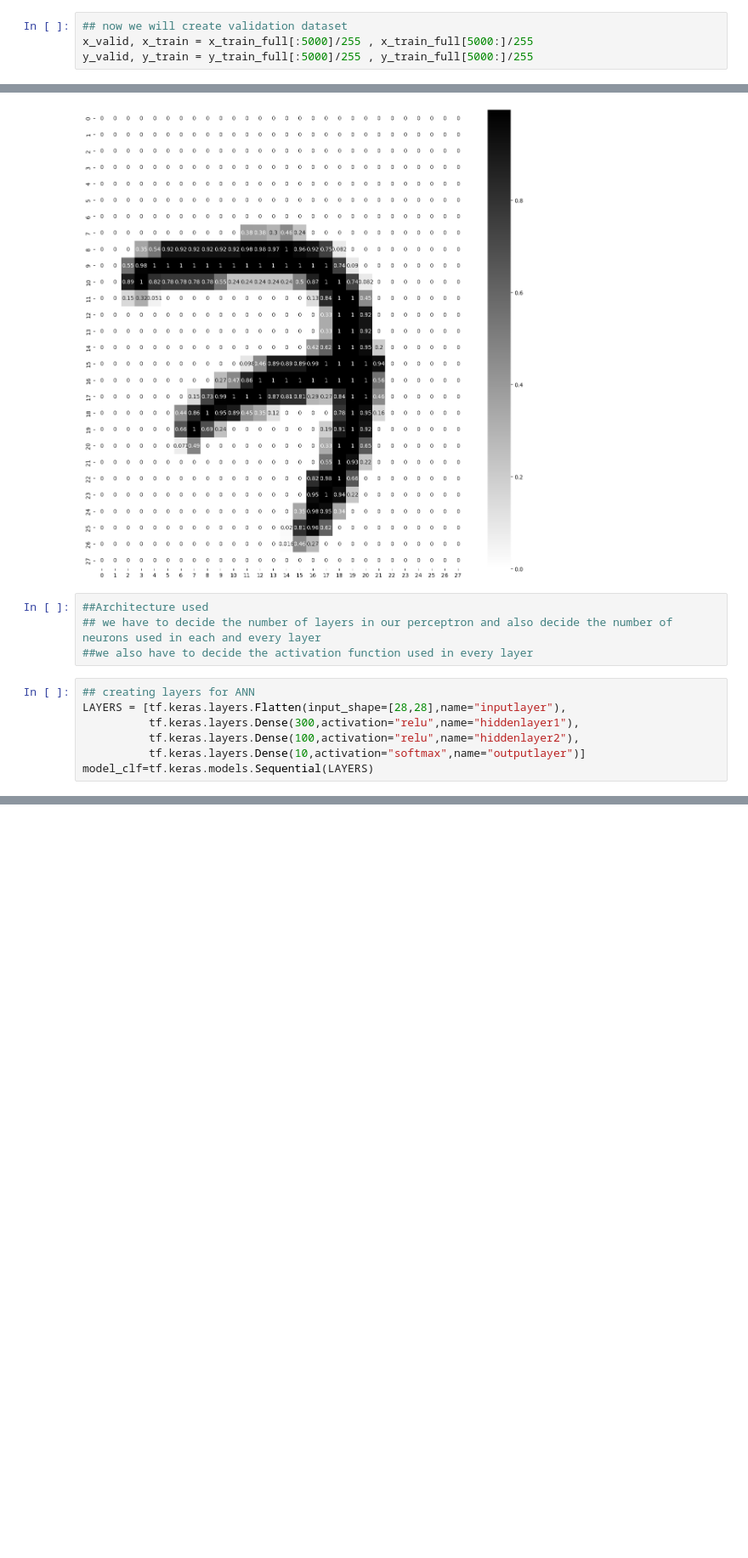
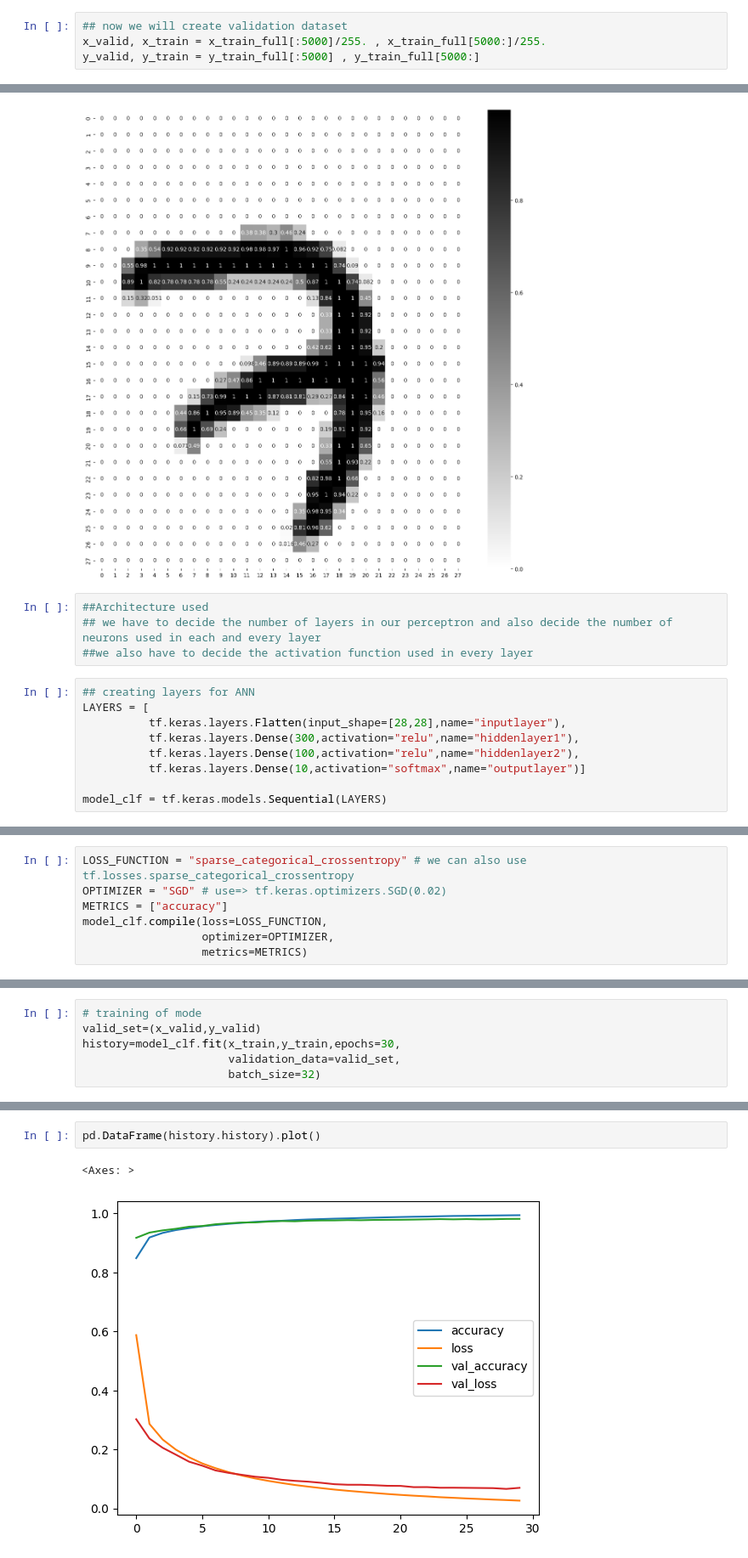
Before and after one commit to arun4589/ML, a Jupyter notebook: ANN.ipynb, the cells around one changed output, grey strips where cells are left out. Shown: that part at 85% size. Cells and saved outputs as stored; diff of their text form; blank space fills up the shorter version.

```diff
--- a/ANN.ipynb
+++ b/ANN.ipynb
@@ -43,6 +43,6 @@ x_test.shape
 (10000, 28, 28)
 # %%
 ## now we will create validation dataset
-x_valid, x_train = x_train_full[:5000]/255 , x_train_full[5000:]/255
-y_valid, y_train = y_train_full[:5000]/255 , y_train_full[5000:]/255
+x_valid, x_train = x_train_full[:5000]/255. , x_train_full[5000:]/255.
+y_valid, y_train = y_train_full[:5000] , y_train_full[5000:]
 # %%
@@ -69,8 +69,10 @@ sns.heatmap(x_train[0],annot=True,cmap="binary")
 ##we also have to decide the activation function used in every layer
 # %%
 ## creating layers for ANN
-LAYERS = [tf.keras.layers.Flatten(input_shape=[28,28],name="inputlayer"),
+LAYERS = [
+          tf.keras.layers.Flatten(input_shape=[28,28],name="inputlayer"),
           tf.keras.layers.Dense(300,activation="relu",name="hiddenlayer1"),
           tf.keras.layers.Dense(100,activation="relu",name="hiddenlayer2"),
           tf.keras.layers.Dense(10,activation="softmax",name="outputlayer")]
-model_clf=tf.keras.models.Sequential(LAYERS)
+
+model_clf = tf.keras.models.Sequential(LAYERS)
@@ -76,0 +133,7 @@ model_clf=tf.keras.models.Sequential(LAYERS)
+# %%
+LOSS_FUNCTION = "sparse_categorical_crossentropy" # we can also use tf.losses.sparse_categorical_crossentropy
+OPTIMIZER = "SGD" # use=> tf.keras.optimizers.SGD(0.02)
+METRICS = ["accuracy"]
+model_clf.compile(loss=LOSS_FUNCTION,
+                  optimizer=OPTIMIZER,
+                  metrics=METRICS)
@@ -76,0 +144,6 @@ model_clf=tf.keras.models.Sequential(LAYERS)
+# %%
+# training of mode
+valid_set=(x_valid,y_valid)
+history=model_clf.fit(x_train,y_train,epochs=30,
+                      validation_data=valid_set,
+                      batch_size=32)
@@ -76,0 +192,5 @@ model_clf=tf.keras.models.Sequential(LAYERS)
+# %%
+pd.DataFrame(history.history).plot()
+# %% [output]
+<Axes: >
+[figure, added]
```
Also changed, not shown: parts of 21 cells of this notebook.
